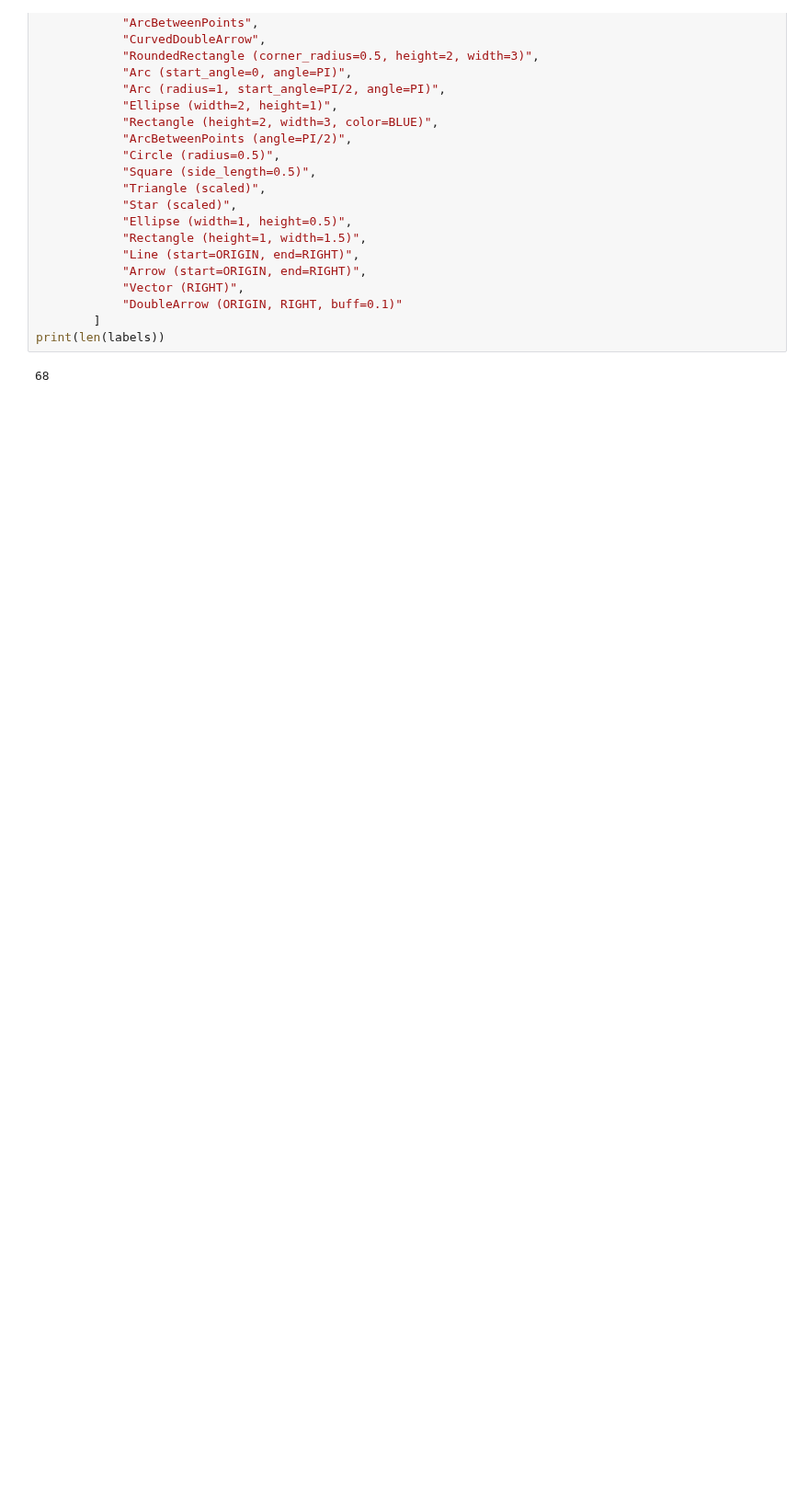
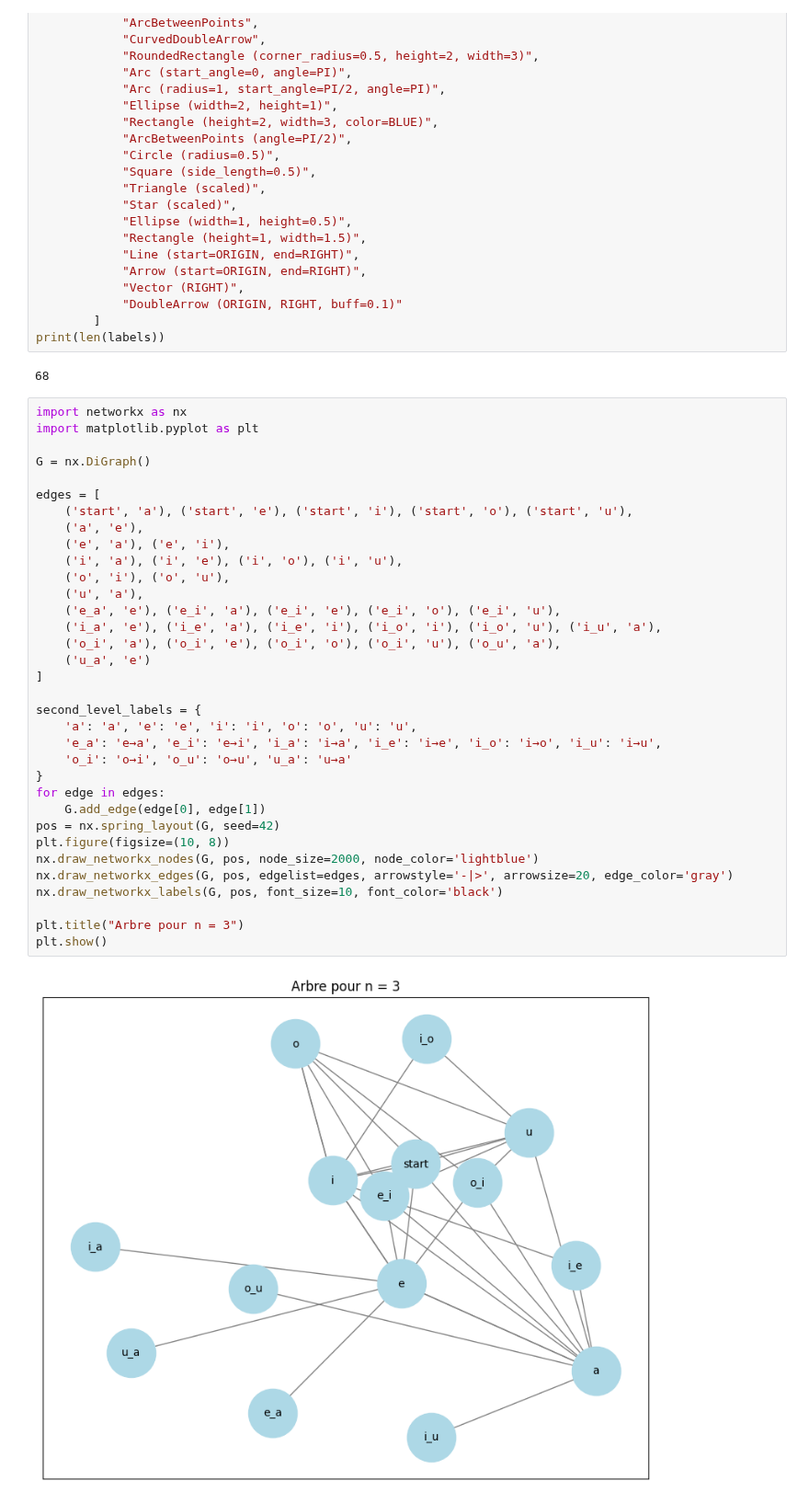
Before and after one commit to louislhotte/Manim-animation, a Jupyter notebook: main.ipynb, the cells around one changed output. Shown at 92% size. Cells and saved outputs as stored; diff of their text form; blank space fills up the shorter version.

Commit message:
Adding graph visualisation

```diff
--- a/main.ipynb
+++ b/main.ipynb
@@ -109,3 +109,39 @@ labels = [
 print(len(labels))
 # %% [output]
 68
+# %%
+import networkx as nx
+import matplotlib.pyplot as plt
+
+G = nx.DiGraph()
+
+edges = [
+    ('start', 'a'), ('start', 'e'), ('start', 'i'), ('start', 'o'), ('start', 'u'),
+    ('a', 'e'),
+    ('e', 'a'), ('e', 'i'),
+    ('i', 'a'), ('i', 'e'), ('i', 'o'), ('i', 'u'),
+    ('o', 'i'), ('o', 'u'),
+    ('u', 'a'),
+    ('e_a', 'e'), ('e_i', 'a'), ('e_i', 'e'), ('e_i', 'o'), ('e_i', 'u'),
+    ('i_a', 'e'), ('i_e', 'a'), ('i_e', 'i'), ('i_o', 'i'), ('i_o', 'u'), ('i_u', 'a'),
+    ('o_i', 'a'), ('o_i', 'e'), ('o_i', 'o'), ('o_i', 'u'), ('o_u', 'a'),
+    ('u_a', 'e')
+]
+
+second_level_labels = {
+    'a': 'a', 'e': 'e', 'i': 'i', 'o': 'o', 'u': 'u',
+    'e_a': 'e→a', 'e_i': 'e→i', 'i_a': 'i→a', 'i_e': 'i→e', 'i_o': 'i→o', 'i_u': 'i→u',
+    'o_i': 'o→i', 'o_u': 'o→u', 'u_a': 'u→a'
+}
+for edge in edges:
+    G.add_edge(edge[0], edge[1])
+pos = nx.spring_layout(G, seed=42)
+plt.figure(figsize=(10, 8))
+nx.draw_networkx_nodes(G, pos, node_size=2000, node_color='lightblue')
+nx.draw_networkx_edges(G, pos, edgelist=edges, arrowstyle='-|>', arrowsize=20, edge_color='gray')
+nx.draw_networkx_labels(G, pos, font_size=10, font_color='black')
+
+plt.title("Arbre pour n = 3")
+plt.show()
+# %% [output]
+[figure, added]
```
Also changed, not shown: 2 other files.
